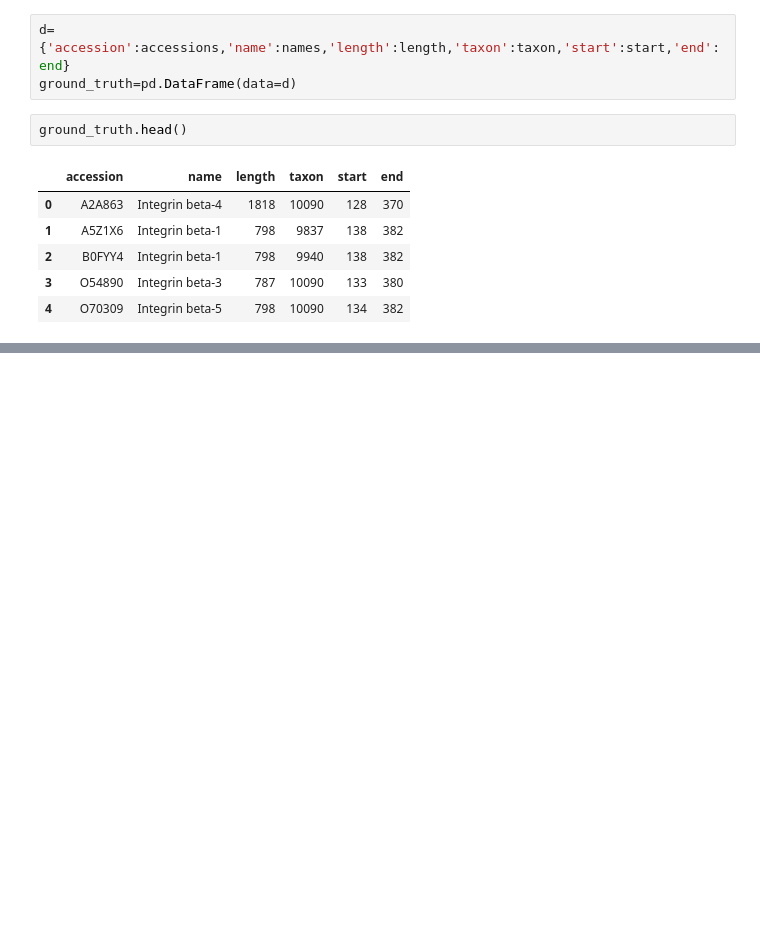
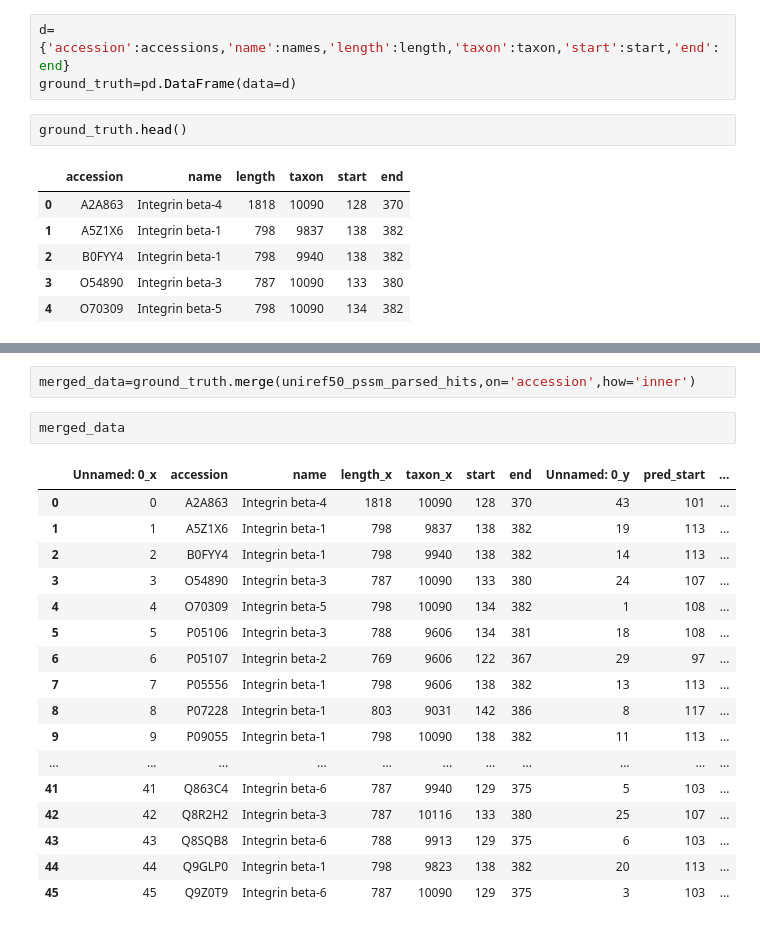
Before and after one commit to nourhousseinii/Bio_Data_Final_Project, a Jupyter notebook: Final_project_code.ipynb, the cells around one changed output, grey strips where cells are left out. Cells and saved outputs as stored; diff of their text form; blank space fills up the shorter version.

```diff
--- a/Final_project_code.ipynb
+++ b/Final_project_code.ipynb
@@ -209,0 +378,22 @@ psiblast_hits
+# %%
+merged_data=ground_truth.merge(uniref50_pssm_parsed_hits,on='accession',how='inner')
+# %%
+merged_data
+# %% [output]
+|  | Unnamed: 0_x | accession | name | length_x | taxon_x | start | end | Unnamed: 0_y | pred_start | ... |
+| 0 | 0 | A2A863 | Integrin beta-4 | 1818 | 10090 | 128 | 370 | 43 | 101 | ... |
+| 1 | 1 | A5Z1X6 | Integrin beta-1 | 798 | 9837 | 138 | 382 | 19 | 113 | ... |
+| 2 | 2 | B0FYY4 | Integrin beta-1 | 798 | 9940 | 138 | 382 | 14 | 113 | ... |
+| 3 | 3 | O54890 | Integrin beta-3 | 787 | 10090 | 133 | 380 | 24 | 107 | ... |
+| 4 | 4 | O70309 | Integrin beta-5 | 798 | 10090 | 134 | 382 | 1 | 108 | ... |
+| 5 | 5 | P05106 | Integrin beta-3 | 788 | 9606 | 134 | 381 | 18 | 108 | ... |
+| 6 | 6 | P05107 | Integrin beta-2 | 769 | 9606 | 122 | 367 | 29 | 97 | ... |
+| 7 | 7 | P05556 | Integrin beta-1 | 798 | 9606 | 138 | 382 | 13 | 113 | ... |
+| 8 | 8 | P07228 | Integrin beta-1 | 803 | 9031 | 142 | 386 | 8 | 117 | ... |
+| 9 | 9 | P09055 | Integrin beta-1 | 798 | 10090 | 138 | 382 | 11 | 113 | ... |
+| ... | ... | ... | ... | ... | ... | ... | ... | ... | ... | ... |
+| 41 | 41 | Q863C4 | Integrin beta-6 | 787 | 9940 | 129 | 375 | 5 | 103 | ... |
+| 42 | 42 | Q8R2H2 | Integrin beta-3 | 787 | 10116 | 133 | 380 | 25 | 107 | ... |
+| 43 | 43 | Q8SQB8 | Integrin beta-6 | 788 | 9913 | 129 | 375 | 6 | 103 | ... |
+| 44 | 44 | Q9GLP0 | Integrin beta-1 | 798 | 9823 | 138 | 382 | 20 | 113 | ... |
+| 45 | 45 | Q9Z0T9 | Integrin beta-6 | 787 | 10090 | 129 | 375 | 3 | 103 | ... |
```
Also changed, not shown: parts of 37 cells of this notebook.
